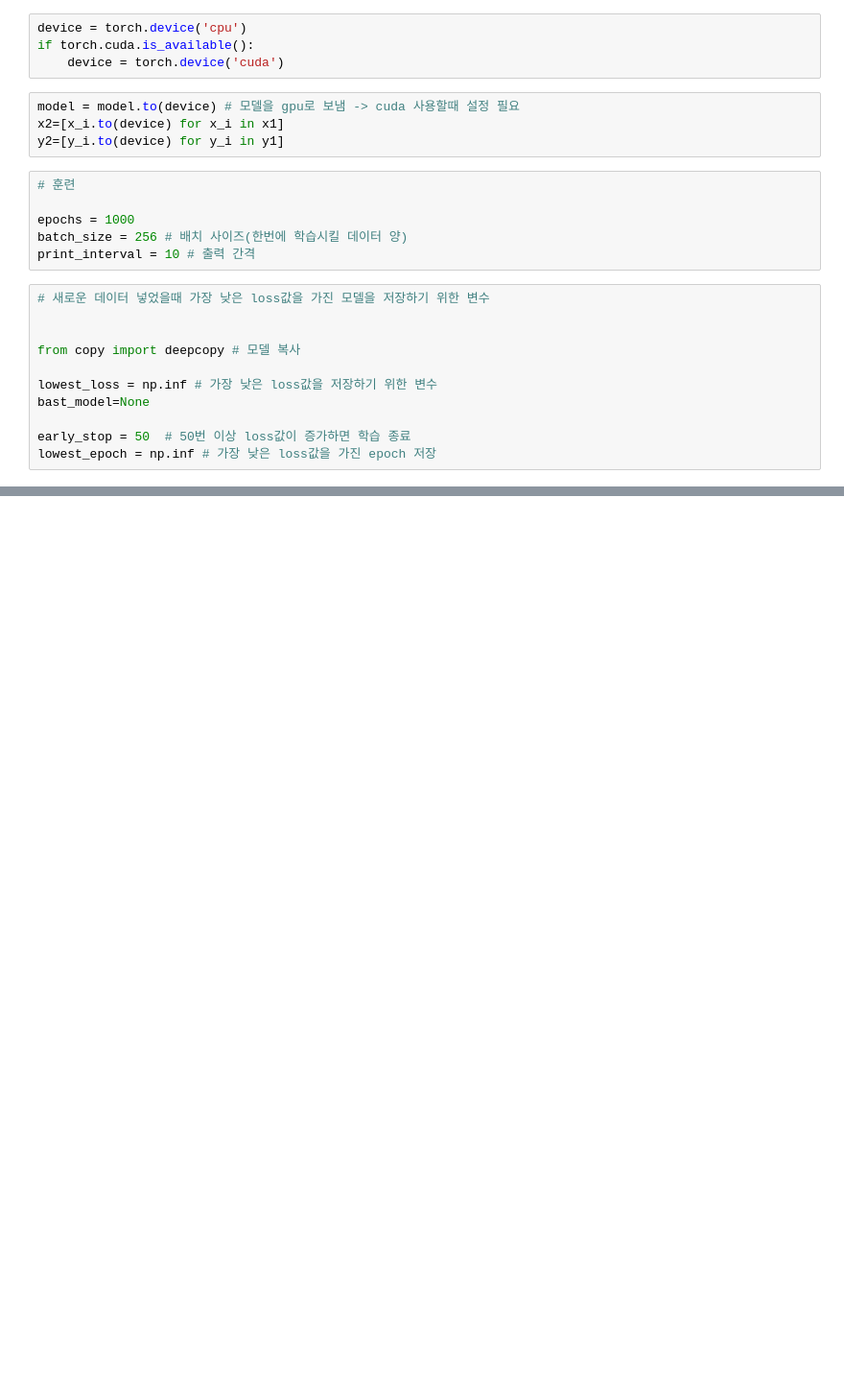
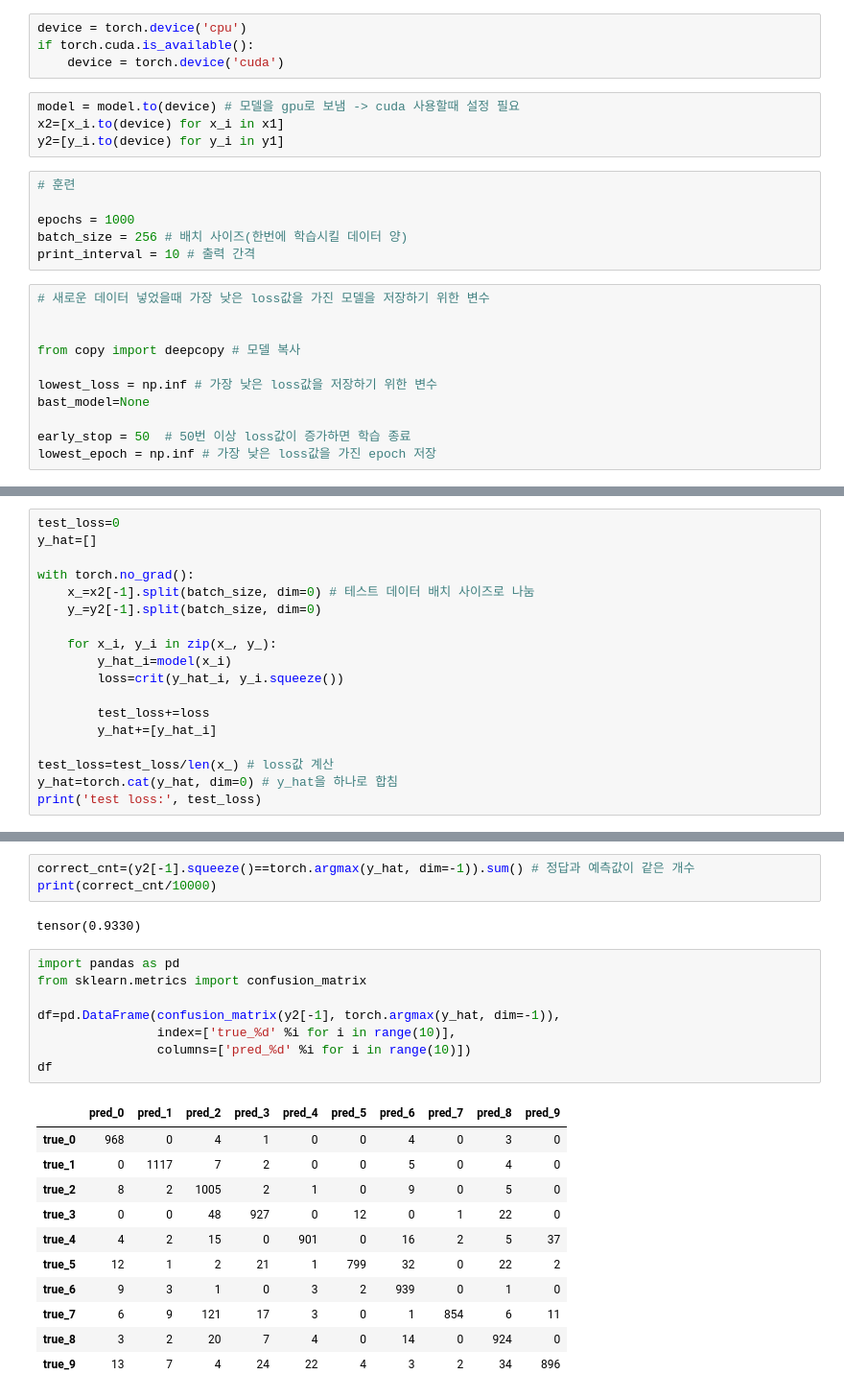
Before and after one commit to Graceyong1020/ai_work, a Jupyter notebook: ch07/ann_mnist.ipynb, the cells around one changed output, grey strips where cells are left out. Shown at 96% size. Cells and saved outputs as stored; diff of their text form; blank space fills up the shorter version.

```diff
--- a/ch07/ann_mnist.ipynb
+++ b/ch07/ann_mnist.ipynb
@@ -288,0 +321,18 @@ RuntimeError: mat1 and mat2 shapes cannot be multiplied (80x1 and 784x500)
+# %%
+test_loss=0
+y_hat=[]
+
+with torch.no_grad():
+    x_=x2[-1].split(batch_size, dim=0) # 테스트 데이터 배치 사이즈로 나눔
+    y_=y2[-1].split(batch_size, dim=0)
+
+    for x_i, y_i in zip(x_, y_):
+        y_hat_i=model(x_i)
+        loss=crit(y_hat_i, y_i.squeeze())
+
+        test_loss+=loss
+        y_hat+=[y_hat_i]
+
+test_loss=test_loss/len(x_) # loss값 계산
+y_hat=torch.cat(y_hat, dim=0) # y_hat을 하나로 합침
+print('test loss:', test_loss)
@@ -288,0 +341,25 @@ RuntimeError: mat1 and mat2 shapes cannot be multiplied (80x1 and 784x500)
+# %%
+correct_cnt=(y2[-1].squeeze()==torch.argmax(y_hat, dim=-1)).sum() # 정답과 예측값이 같은 개수
+print(correct_cnt/10000)
+# %% [output]
+tensor(0.9330)
+# %%
+import pandas as pd
+from sklearn.metrics import confusion_matrix
+
+df=pd.DataFrame(confusion_matrix(y2[-1], torch.argmax(y_hat, dim=-1)),
+                index=['true_%d' %i for i in range(10)],
+                columns=['pred_%d' %i for i in range(10)])
+df
+# %% [output]
+|  | pred_0 | pred_1 | pred_2 | pred_3 | pred_4 | pred_5 | pred_6 | pred_7 | pred_8 | pred_9 |
+| true_0 | 968 | 0 | 4 | 1 | 0 | 0 | 4 | 0 | 3 | 0 |
+| true_1 | 0 | 1117 | 7 | 2 | 0 | 0 | 5 | 0 | 4 | 0 |
+| true_2 | 8 | 2 | 1005 | 2 | 1 | 0 | 9 | 0 | 5 | 0 |
+| true_3 | 0 | 0 | 48 | 927 | 0 | 12 | 0 | 1 | 22 | 0 |
+| true_4 | 4 | 2 | 15 | 0 | 901 | 0 | 16 | 2 | 5 | 37 |
+| true_5 | 12 | 1 | 2 | 21 | 1 | 799 | 32 | 0 | 22 | 2 |
+| true_6 | 9 | 3 | 1 | 0 | 3 | 2 | 939 | 0 | 1 | 0 |
+| true_7 | 6 | 9 | 121 | 17 | 3 | 0 | 1 | 854 | 6 | 11 |
+| true_8 | 3 | 2 | 20 | 7 | 4 | 0 | 14 | 0 | 924 | 0 |
+| true_9 | 13 | 7 | 4 | 24 | 22 | 4 | 3 | 2 | 34 | 896 |
```
Also changed, not shown: parts of 8 cells of this notebook, 9 other files.
